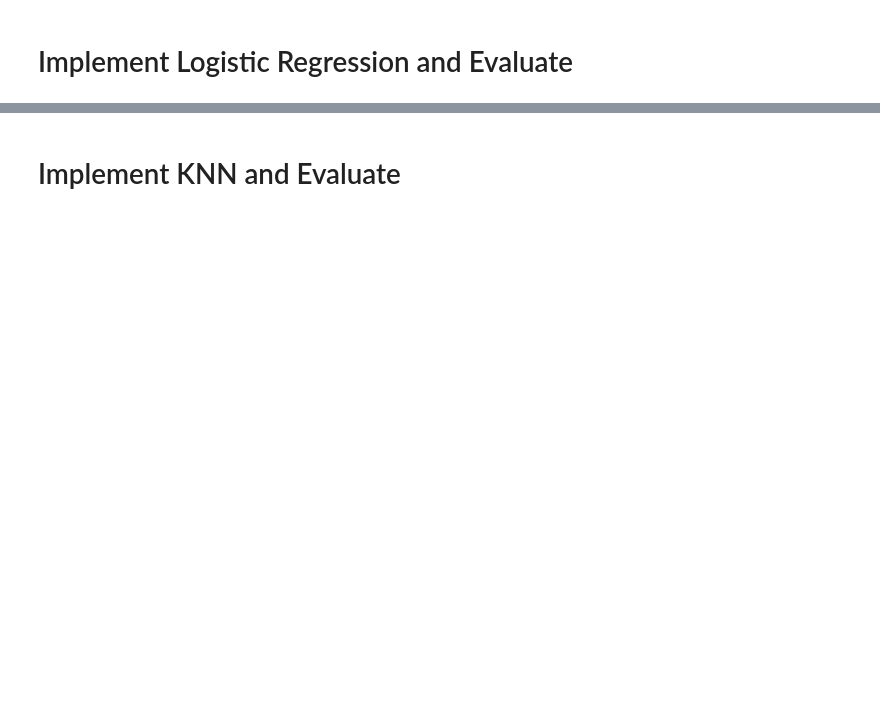
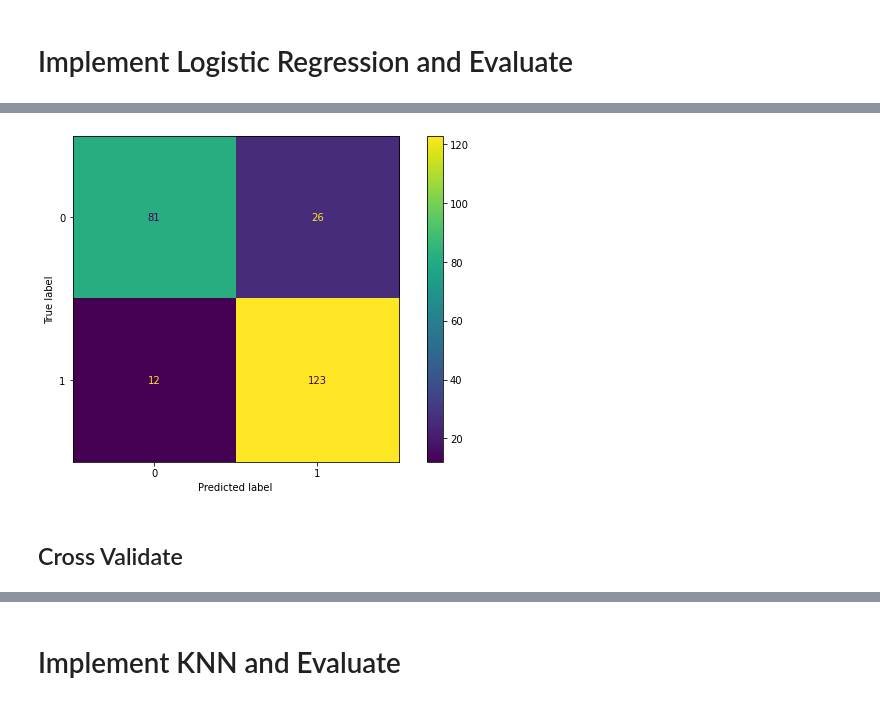
Before and after one commit to frkks/Data-Sc-ence, a Jupyter notebook: Machine Learning/Assigments/ML - Assigment-2 (Heart Stroke Prediction)(ML 1022 EU)/Heart_Stroke_Prediction_lab.ipynb, the cells around one changed output, grey strips where cells are left out. Saved outputs shown, nothing was run; the diff lists cells and outputs as text; code cells hidden in the pictures; blank space fills up the shorter version.

```diff
--- a/Machine Learning/Assigments/ML - Assigment-2 (Heart Stroke Prediction)(ML 1022 EU)/Heart_Stroke_Prediction_lab.ipynb
+++ b/Machine Learning/Assigments/ML - Assigment-2 (Heart Stroke Prediction)(ML 1022 EU)/Heart_Stroke_Prediction_lab.ipynb
@@ -145,0 +351,6 @@ False
+# %%
+plot_confusion_matrix(log_model, X_train_scaled, y_train);
+# %% [output]
+[figure, added]
+# %% [markdown]
+## Cross Validate
```
Also changed, not shown: parts of 127 cells of this notebook, 13 other files.
